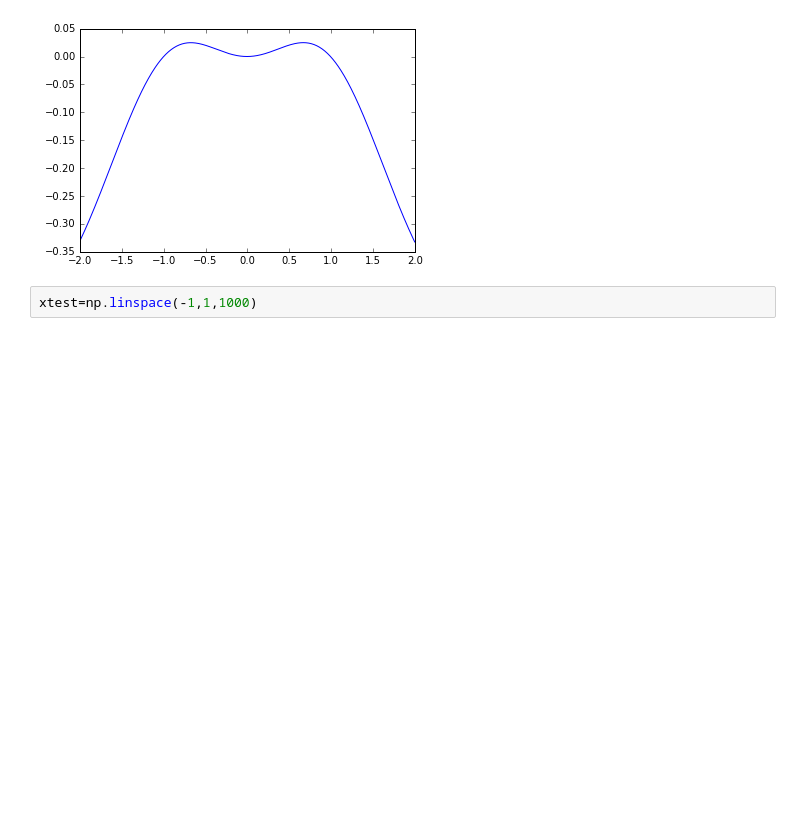
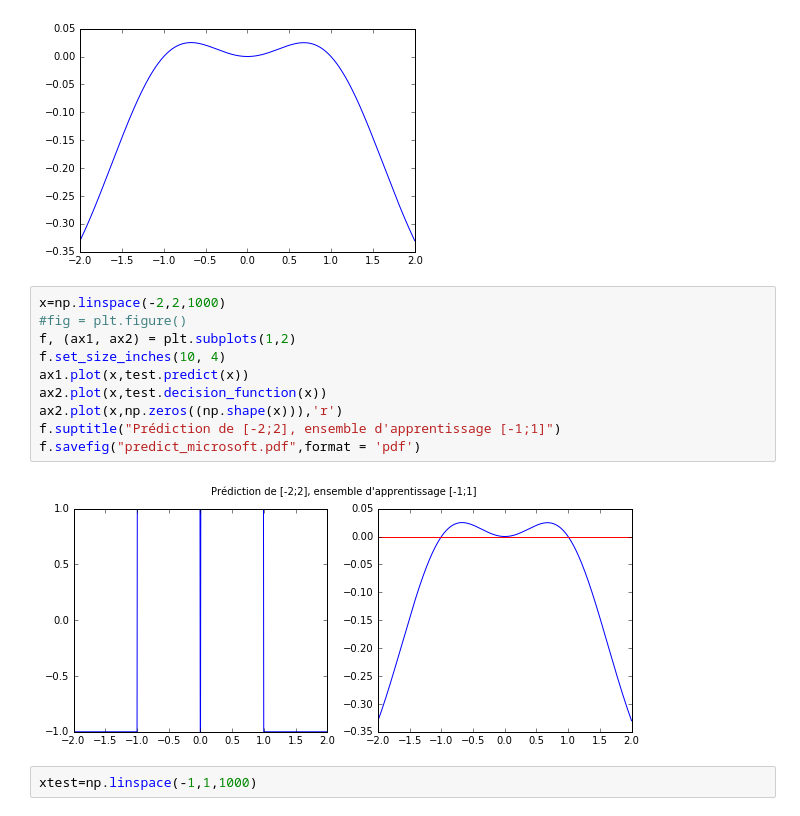
Before and after one commit to funboarder13920/OSVM, a Jupyter notebook: microsoft_algorithm_clean.ipynb, the cells around one changed output. Cells and saved outputs as stored; diff of their text form; blank space fills up the shorter version.

```diff
--- a/microsoft_algorithm_clean.ipynb
+++ b/microsoft_algorithm_clean.ipynb
@@ -279,6 +283,18 @@ plt.plot(x,y)
 # %% [output]
 [<matplotlib.lines.Line2D at 0x...>]
 [figure]
+# %%
+x=np.linspace(-2,2,1000)
+#fig = plt.figure()
+f, (ax1, ax2) = plt.subplots(1,2)
+f.set_size_inches(10, 4)
+ax1.plot(x,test.predict(x))
+ax2.plot(x,test.decision_function(x))
+ax2.plot(x,np.zeros((np.shape(x))),'r')
+f.suptitle("Prédiction de [-2;2], ensemble d'apprentissage [-1;1]")
+f.savefig("predict_microsoft.pdf",format = 'pdf')
+# %% [output]
+[figure, added]
 # %%
 xtest=np.linspace(-1,1,1000)
 # %%
```
Also changed, not shown: parts of 19 cells of this notebook, 13 other files.
